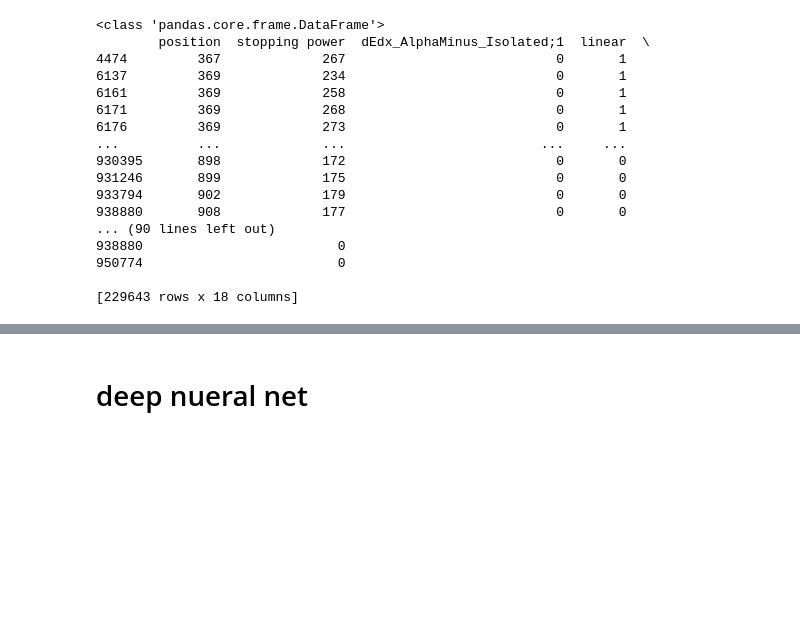
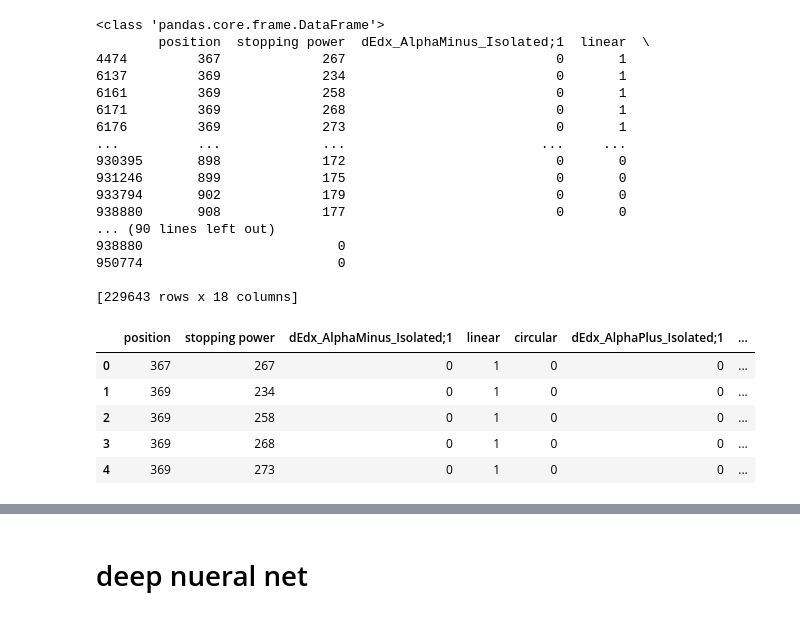
Before and after one commit to kaheechan/G9, a Jupyter notebook: TEAM_FRIENDSHIP_PARTICLES_WOOOOO.ipynb, the cells around one changed output, grey strips where cells are left out. Cells and saved outputs as stored; diff of their text form; code cells hidden in the pictures; blank space fills up the shorter version.

```diff
--- a/TEAM_FRIENDSHIP_PARTICLES_WOOOOO.ipynb
+++ b/TEAM_FRIENDSHIP_PARTICLES_WOOOOO.ipynb
@@ -361,7 +362,16 @@ print(master)
 # %%
 #You do not need to run the code again cause I made a csv file
 
 masterr = '/content/HolyGrail.csv'
 
 master = pd.read_csv(masterr)
+
+master.head()
+# %% [output]
+|  | position | stopping power | dEdx_AlphaMinus_Isolated;1 | linear | circular | dEdx_AlphaPlus_Isolated;1 | ... |
+| 0 | 367 | 267 | 0 | 1 | 0 | 0 | ... |
+| 1 | 369 | 234 | 0 | 1 | 0 | 0 | ... |
+| 2 | 369 | 258 | 0 | 1 | 0 | 0 | ... |
+| 3 | 369 | 268 | 0 | 1 | 0 | 0 | ... |
+| 4 | 369 | 273 | 0 | 1 | 0 | 0 | ... |
 # %%
```
Also changed, not shown: parts of 13 cells of this notebook.
